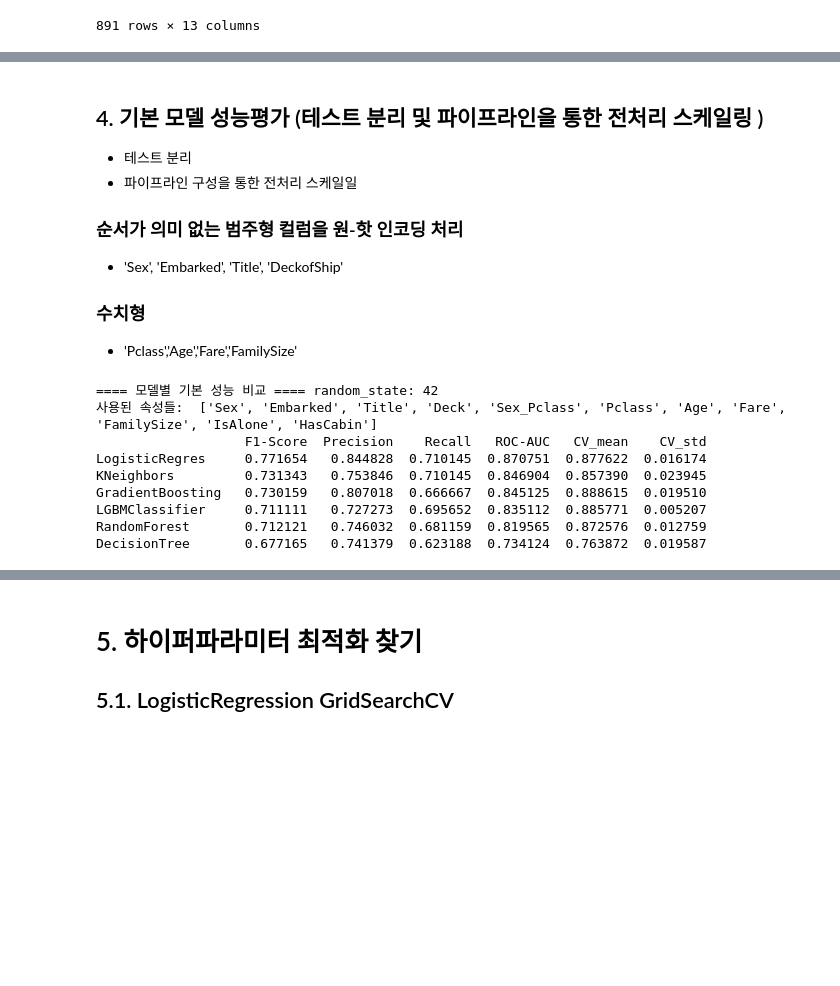
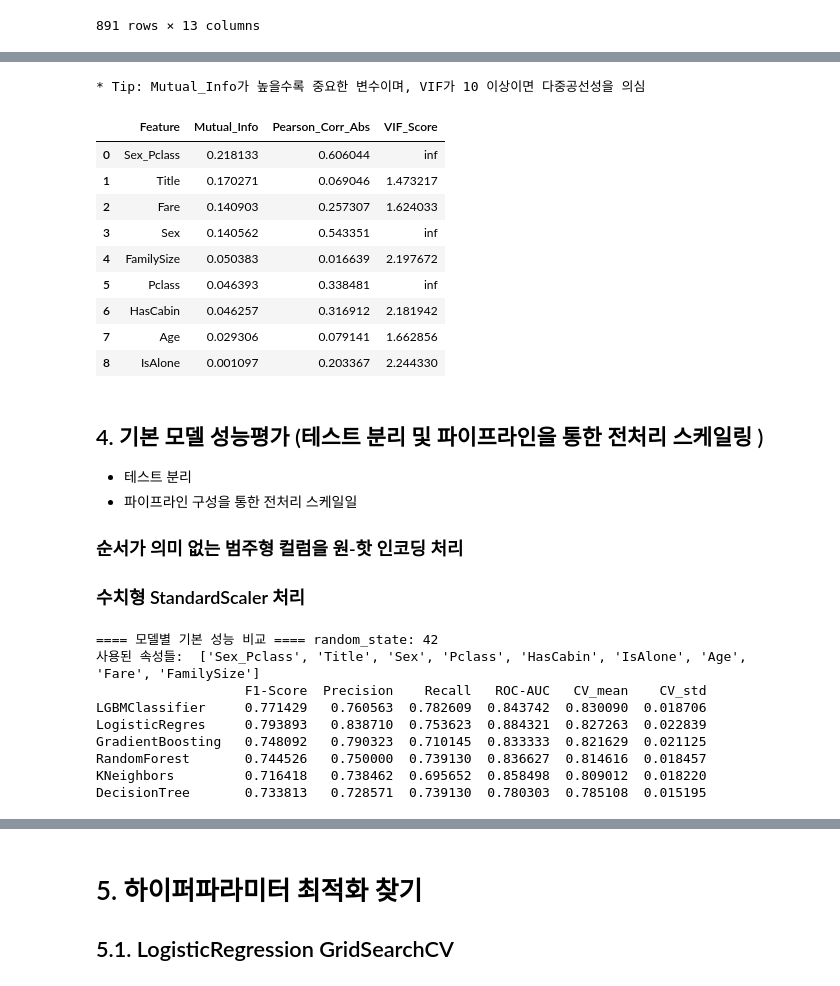
Before and after one commit to doosung-bang/AI_Sprint, a Jupyter notebook: 스프린트미션/미션3_4팀_방두성.ipynb, the cells around one changed output, grey strips where cells are left out. Cells and saved outputs as stored; diff of their text form; code cells hidden in the pictures; blank space fills up the shorter version.

```diff
--- a/스프린트미션/미션3_4팀_방두성.ipynb
+++ b/스프린트미션/미션3_4팀_방두성.ipynb
@@ -526,13 +536,27 @@ FEATURES = category_cols + numeric_cols
+# %%
+numeric_cols = ['Age', 'Fare', 'FamilySize' ]
+category_cols = ['Sex_Pclass', 'Title',  'Sex', 'Pclass', 'HasCabin', 'IsAlone' ] #, 'Deck', 'Embarked'
+analyze_features(df=df, feature_cols=category_cols + numeric_cols, target_col=TARGET)
+# %% [output]
+* Tip: Mutual_Info가 높을수록 중요한 변수이며, VIF가 10 이상이면 다중공선성을 의심
+|  | Feature | Mutual_Info | Pearson_Corr_Abs | VIF_Score |
+| 0 | Sex_Pclass | 0.218133 | 0.606044 | inf |
+| 1 | Title | 0.170271 | 0.069046 | 1.473217 |
+| 2 | Fare | 0.140903 | 0.257307 | 1.624033 |
+| 3 | Sex | 0.140562 | 0.543351 | inf |
+| 4 | FamilySize | 0.050383 | 0.016639 | 2.197672 |
+| 5 | Pclass | 0.046393 | 0.338481 | inf |
+| 6 | HasCabin | 0.046257 | 0.316912 | 2.181942 |
+| 7 | Age | 0.029306 | 0.079141 | 1.662856 |
+| 8 | IsAlone | 0.001097 | 0.203367 | 2.244330 |
 # %% [markdown]
 ## 4. 기본 모델 성능평가 (테스트 분리 및 파이프라인을 통한 전처리 스케일링 )
 - 테스트 분리
 - 파이프라인 구성을 통한 전처리 스케일일
 
 ### 순서가 의미 없는 범주형 컬럼을 원-핫 인코딩 처리
-- 'Sex', 'Embarked', 'Title', 'DeckofShip'
 
-### 수치형
-- 'Pclass','Age','Fare','FamilySize'
+### 수치형 StandardScaler 처리
 # %%
 import pandas as pd
 import numpy as np
@@ -561,14 +585,14 @@ from sklearn.metrics import (
 ##상수 및 변수
 SEED = 42 # random.randint(1,99)
 TARGET = 'Survived'
-category_cols = ['Sex', 'Embarked', 'Title', 'Deck', 'Sex_Pclass']
-numeric_cols = ['Pclass','Age', 'Fare', 'FamilySize' , 'IsAlone', 'HasCabin']
+# category_cols = ['Sex', 'Embarked', 'Title', 'Deck', 'Sex_Pclass']
+# numeric_cols = ['Pclass','Age', 'Fare', 'FamilySize' , 'IsAlone', 'HasCabin']
 FEATURES = category_cols + numeric_cols
 
 # ----------------------------------------------------
 ## 데이터 생성 할당
 # ----------------------------------------------------
-data = data_df.copy()
+data = df.copy()
 
 
 # ----------------------------------------------------
@@ -620,10 +644,10 @@ models = {
     'LogisticRegres': LogisticRegression(random_state=SEED),
     'KNeighbors' : KNeighborsClassifier(), #n_neighbors=5
     'DecisionTree': DecisionTreeClassifier(random_state=SEED),
-    'RandomForest ': RandomForestClassifier( random_state=SEED), #n_estimators=100,
+    'RandomForest ': RandomForestClassifier( random_state=SEED ), #n_estimators=100,
     'GradientBoosting ': GradientBoostingClassifier( random_state=SEED), #n_estimators=100,
     #'LGBMClassifier' : LGBMClassifier( learning_rate=0.05, max_depth=5, random_state=SEED, verbose=-1), #n_estimators=100,
-    'LGBMClassifier' : LGBMClassifier(random_state=SEED)
+    'LGBMClassifier' : LGBMClassifier(random_state=SEED, verbose=-1)  # verbose=-1경고/정보 로그 숨김
 }
 
 # ----------------------------------------------------
@@ -656,7 +680,7 @@ for name, model in models.items():
     #from sklearn.model_selection import cross_val_score
     cv = StratifiedKFold(n_splits=5, shuffle=True, random_state=SEED)
     cv_score = cross_val_score(
-        model_pipeline, X_train, y_train, cv=cv, scoring='roc_auc'
+        model_pipeline, X_train, y_train, cv=cv, scoring='accuracy' #'roc_auc'
     )
     cv_mean = cv_score.mean()
     cv_std = cv_score.std()
@@ -665,17 +689,17 @@ for name, model in models.items():
     results[name] = { 'F1-Score': f1, 'Precision': preci, 'Recall': recall ,
                     'ROC-AUC': roc, 'CV_mean': cv_mean, 'CV_std': cv_std}
 #결과 확인
-results_df = pd.DataFrame(results).T.sort_values('ROC-AUC', ascending=False)
+results_df = pd.DataFrame(results).T.sort_values('CV_mean', ascending=False)
 print("==== 모델별 기본 성능 비교 ==== random_state:", SEED)
 print('사용된 속성들: ', FEATURES)
 print(results_df)
 # %% [output]
 ==== 모델별 기본 성능 비교 ==== random_state: 42
-사용된 속성들:  ['Sex', 'Embarked', 'Title', 'Deck', 'Sex_Pclass', 'Pclass', 'Age', 'Fare', 'FamilySize', 'IsAlone', 'HasCabin']
+사용된 속성들:  ['Sex_Pclass', 'Title', 'Sex', 'Pclass', 'HasCabin', 'IsAlone', 'Age', 'Fare', 'FamilySize']
                    F1-Score  Precision    Recall   ROC-AUC   CV_mean    CV_std
-LogisticRegres     0.771654   0.844828  0.710145  0.870751  0.877622  0.016174
-KNeighbors         0.731343   0.753846  0.710145  0.846904  0.857390  0.023945
-GradientBoosting   0.730159   0.807018  0.666667  0.845125  0.888615  0.019510
-LGBMClassifier     0.711111   0.727273  0.695652  0.835112  0.885771  0.005207
-RandomForest       0.712121   0.746032  0.681159  0.819565  0.872576  0.012759
-DecisionTree       0.677165   0.741379  0.623188  0.734124  0.763872  0.019587
+LGBMClassifier     0.771429   0.760563  0.782609  0.843742  0.830090  0.018706
+LogisticRegres     0.793893   0.838710  0.753623  0.884321  0.827263  0.022839
+GradientBoosting   0.748092   0.790323  0.710145  0.833333  0.821629  0.021125
+RandomForest       0.744526   0.750000  0.739130  0.836627  0.814616  0.018457
+KNeighbors         0.716418   0.738462  0.695652  0.858498  0.809012  0.018220
+DecisionTree       0.733813   0.728571  0.739130  0.780303  0.785108  0.015195
```
Also changed, not shown: parts of 21 cells of this notebook, 4 other files.
